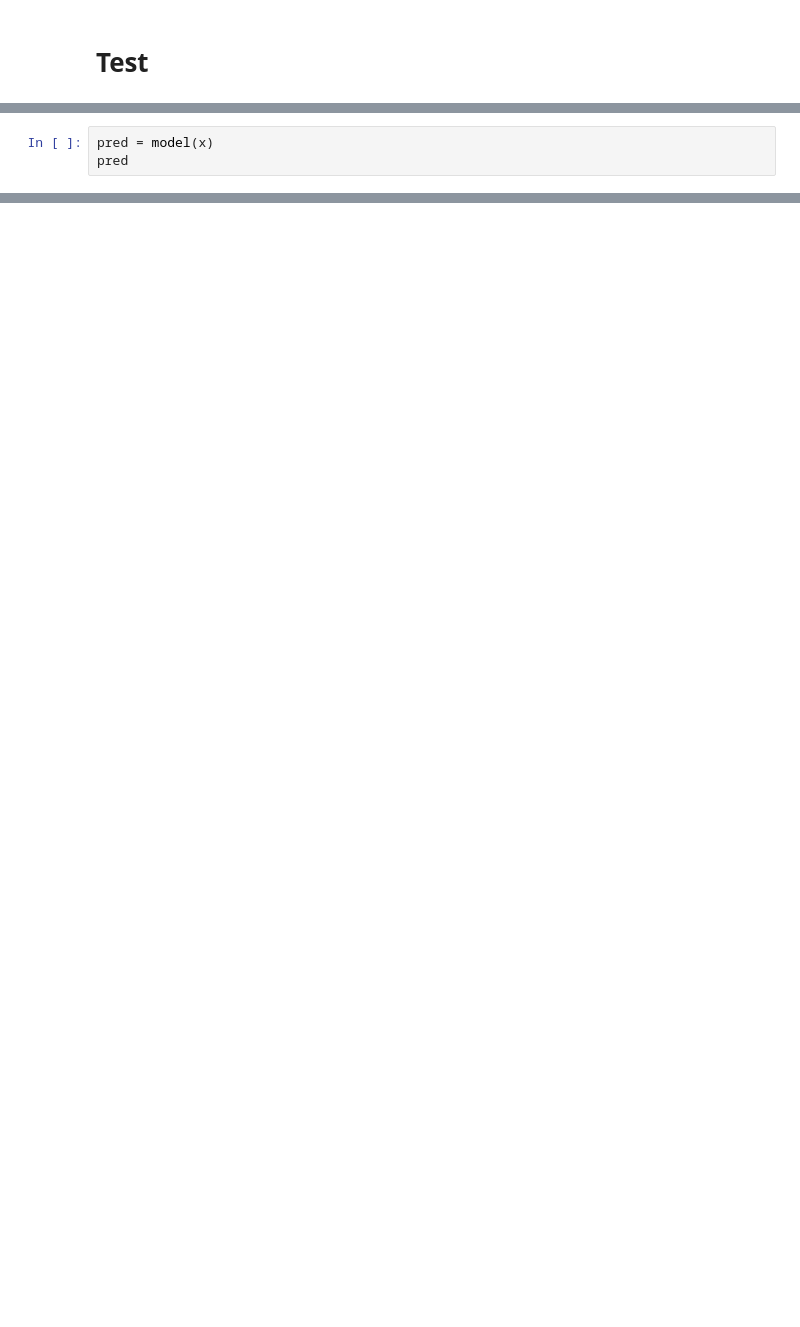
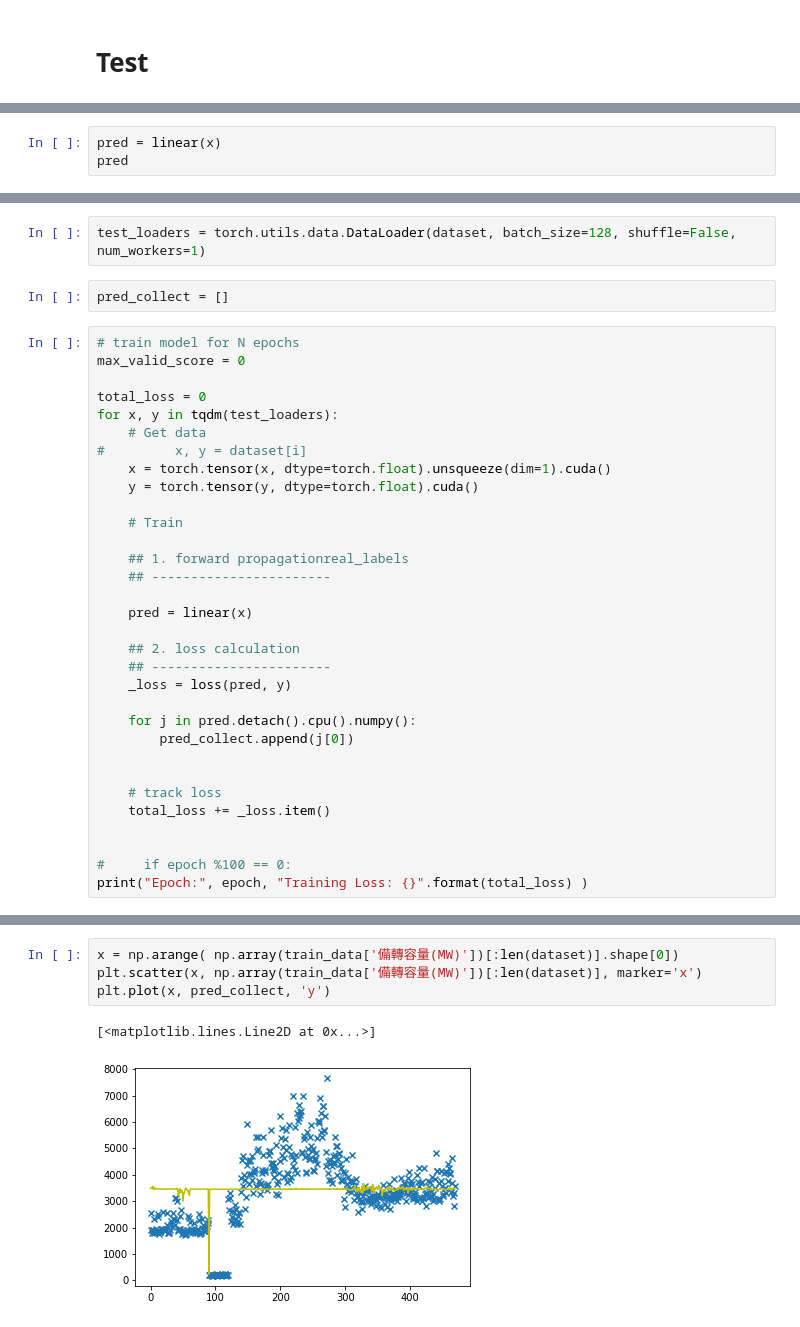
Before and after one commit to jefffang19/CiDSA, a Jupyter notebook: hw1/data_parse.ipynb, the cells around one changed output, grey strips where cells are left out. Saved outputs shown, nothing was run; the diff lists cells and outputs as text; blank space fills up the shorter version.

Commit message:
try linear

```diff
--- a/hw1/data_parse.ipynb
+++ b/hw1/data_parse.ipynb
@@ -375,4 +423,4 @@ y = torch.tensor(y, dtype=torch.float).cuda()
 # %%
-pred = model(x)
+pred = linear(x)
 pred
 # %% [output]
@@ -398,0 +440,36 @@ tensor(1307325., device='cuda:0', grad_fn=<MseLossBackward>)
+# %%
+test_loaders = torch.utils.data.DataLoader(dataset, batch_size=128, shuffle=False, num_workers=1)
+# %%
+pred_collect = []
+# %%
+# train model for N epochs
+max_valid_score = 0
+
+total_loss = 0
+for x, y in tqdm(test_loaders):
+    # Get data
+#         x, y = dataset[i]
+    x = torch.tensor(x, dtype=torch.float).unsqueeze(dim=1).cuda()
+    y = torch.tensor(y, dtype=torch.float).cuda()
+
+    # Train
+
+    ## 1. forward propagationreal_labels
+    ## -----------------------
+
+    pred = linear(x)
+
+    ## 2. loss calculation
+    ## -----------------------
+    _loss = loss(pred, y)
+
+    for j in pred.detach().cpu().numpy():
+        pred_collect.append(j[0])
+
+
+    # track loss
+    total_loss += _loss.item()
+
+
+#     if epoch %100 == 0:
+print("Epoch:", epoch, "Training Loss: {}".format(total_loss) )
@@ -398,0 +480,7 @@ tensor(1307325., device='cuda:0', grad_fn=<MseLossBackward>)
+# %%
+x = np.arange( np.array(train_data['備轉容量(MW)'])[:len(dataset)].shape[0])
+plt.scatter(x, np.array(train_data['備轉容量(MW)'])[:len(dataset)], marker='x')
+plt.plot(x, pred_collect, 'y')
+# %% [output]
+[<matplotlib.lines.Line2D at 0x...>]
+[figure, added]
```
Also changed, not shown: parts of 31 cells of this notebook, 1 other file.
